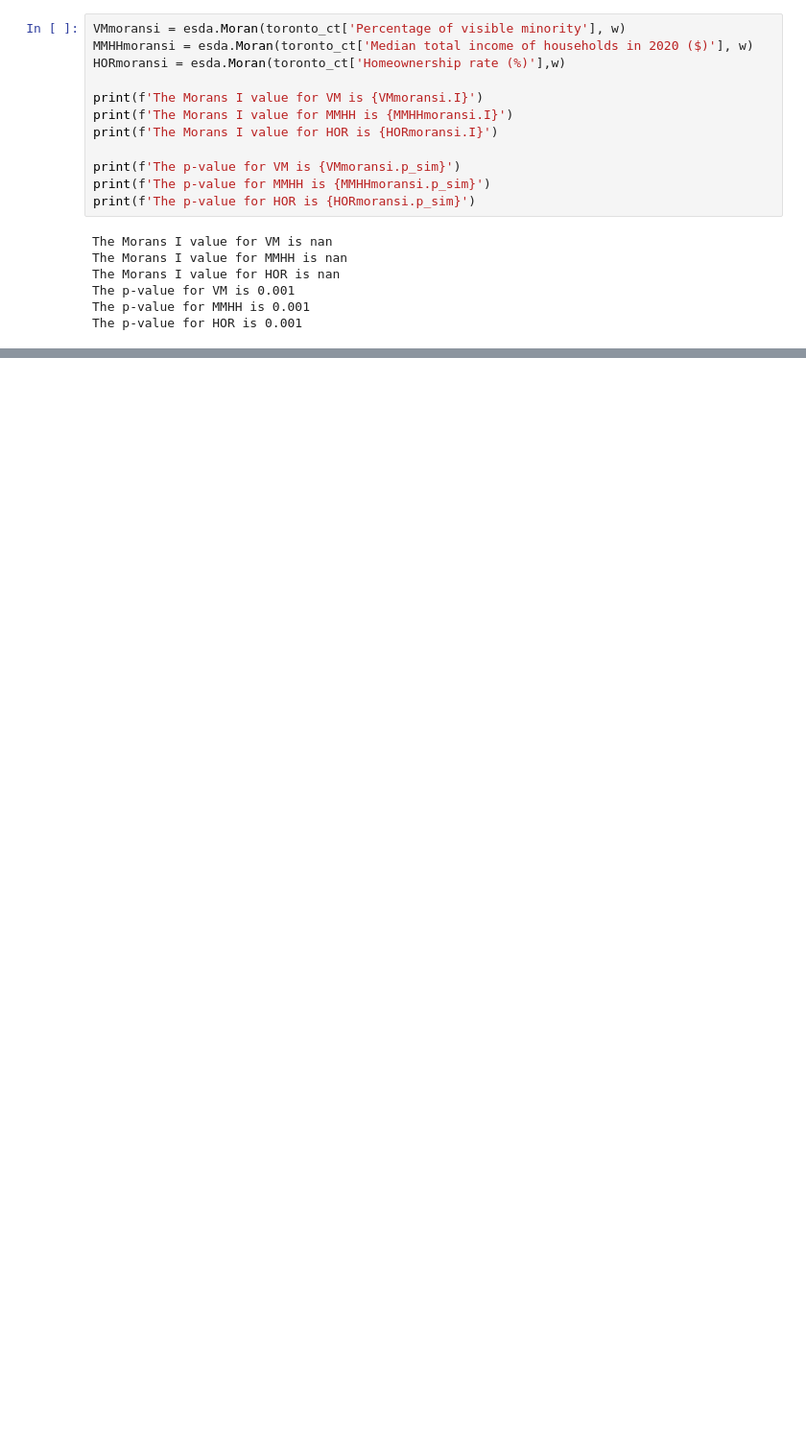
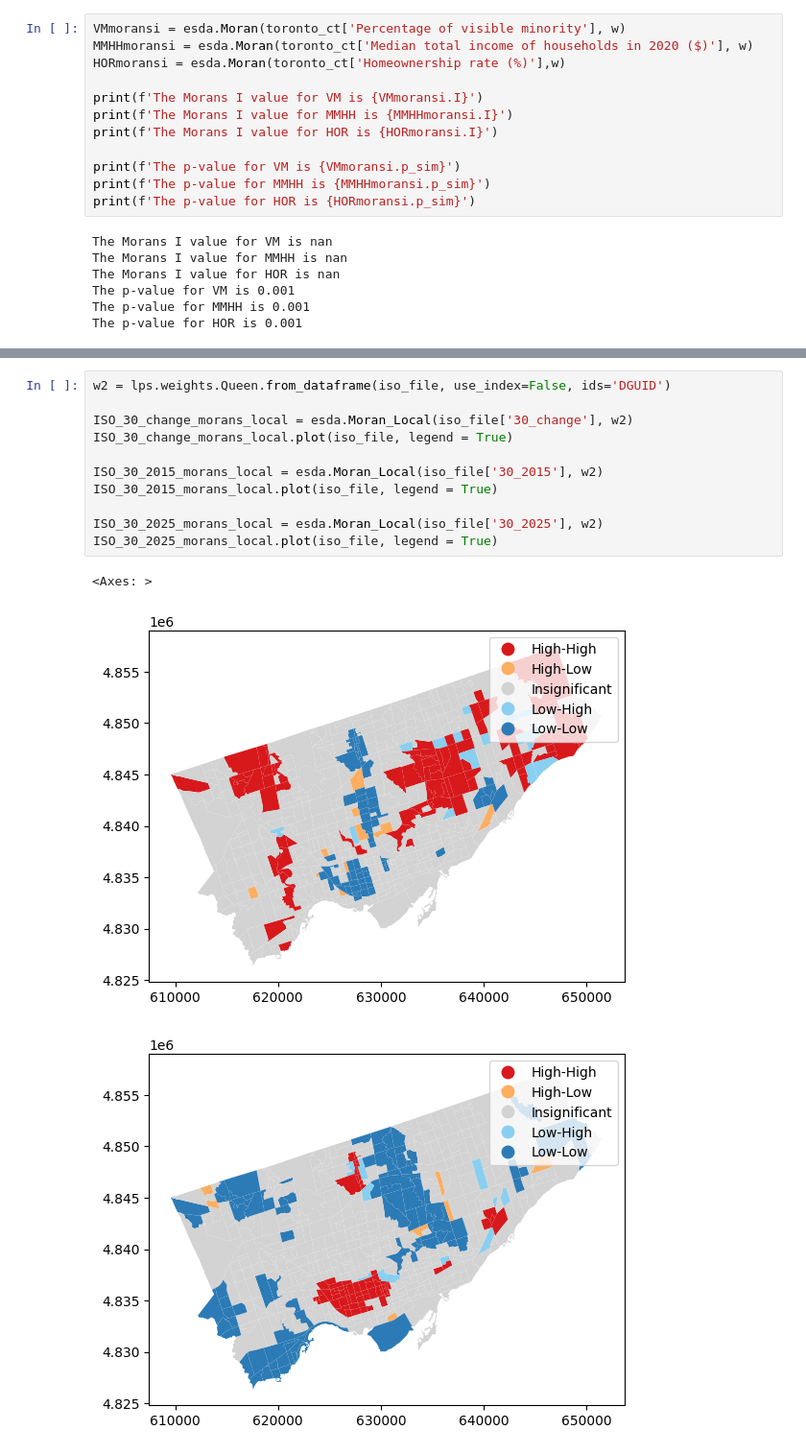
Before and after one commit to polina-gorn/GGR375-Group-Project, a Jupyter notebook: CT_data_map.ipynb, the cells around one changed output, grey strips where cells are left out. Shown at 96% size. Saved outputs shown, nothing was run; the diff lists cells and outputs as text; blank space fills up the shorter version.

```diff
--- a/CT_data_map.ipynb
+++ b/CT_data_map.ipynb
@@ -196,0 +284,15 @@ The p-value for HOR is 0.001
+# %%
+w2 = lps.weights.Queen.from_dataframe(iso_file, use_index=False, ids='DGUID')
+
+ISO_30_change_morans_local = esda.Moran_Local(iso_file['30_change'], w2)
+ISO_30_change_morans_local.plot(iso_file, legend = True)
+
+ISO_30_2015_morans_local = esda.Moran_Local(iso_file['30_2015'], w2)
+ISO_30_2015_morans_local.plot(iso_file, legend = True)
+
+ISO_30_2025_morans_local = esda.Moran_Local(iso_file['30_2025'], w2)
+ISO_30_2025_morans_local.plot(iso_file, legend = True)
+# %% [output]
+<Axes: >
+[figure, added]
+[figure, added]
```
Also changed, not shown: parts of 10 cells of this notebook.
